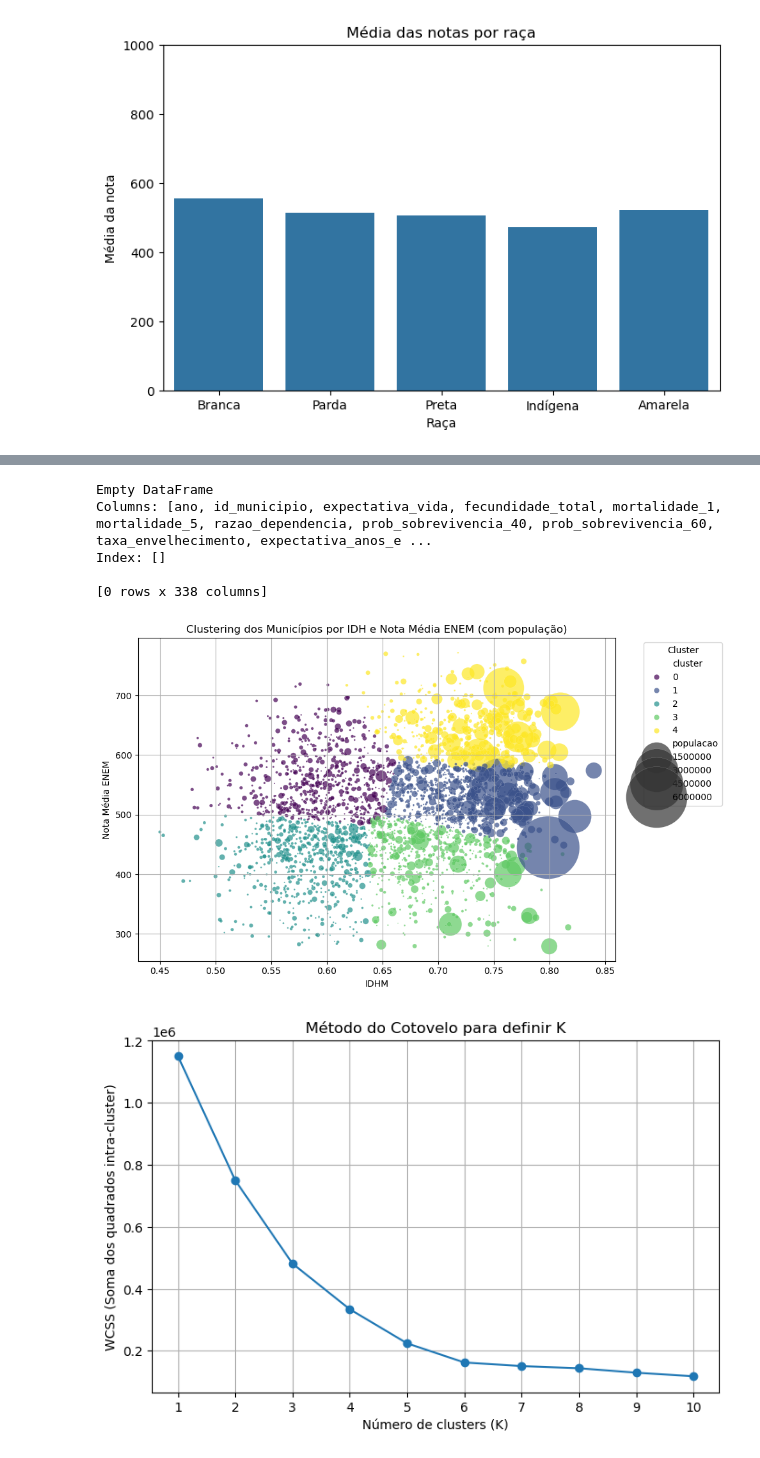
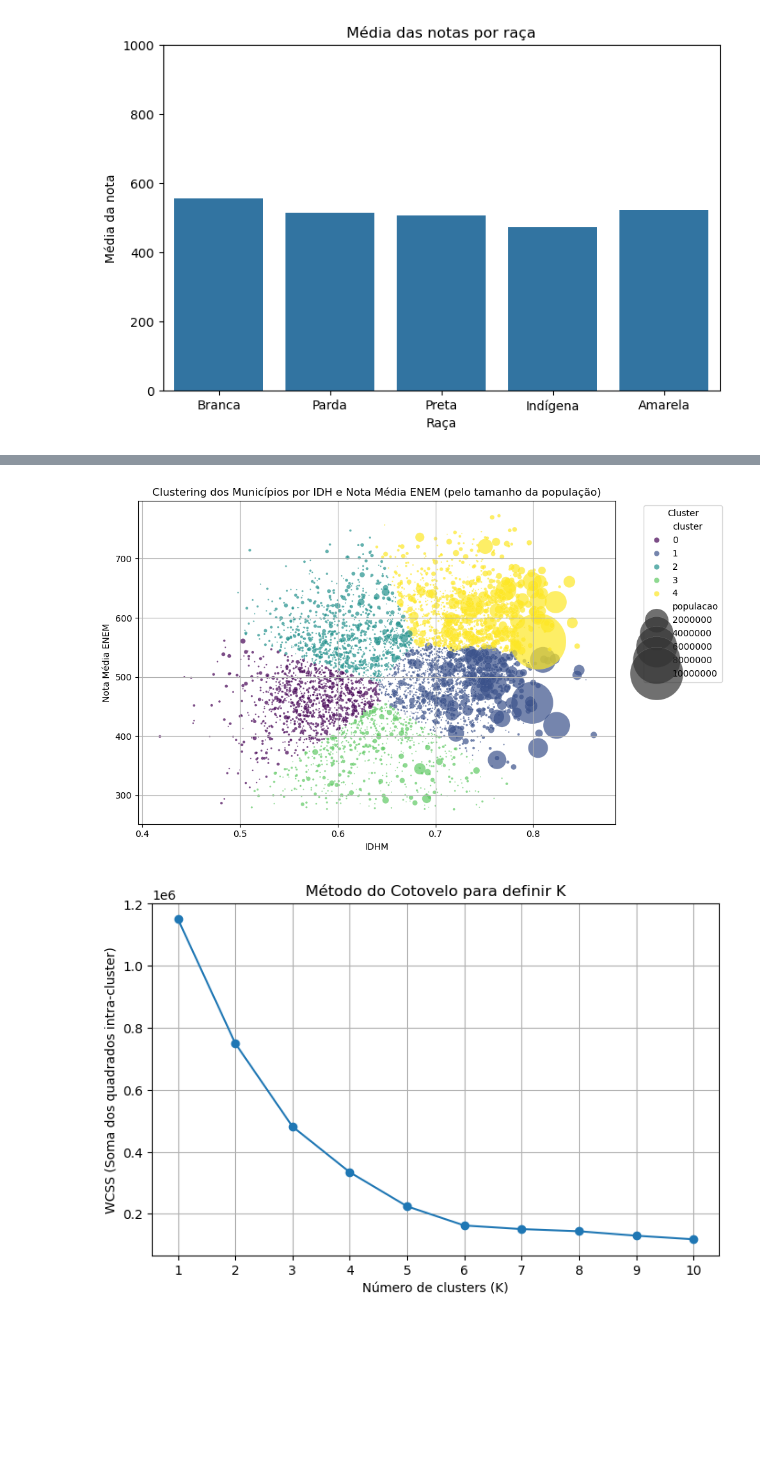
Before and after one commit to Vicente817/Grupo5_basico, a Jupyter notebook: tiago.ipynb, the cells around one changed output, grey strips where cells are left out. Drawn from its saved outputs; the diff is of its cells as text; code cells hidden in the pictures; blank space fills up the shorter version.

```diff
--- a/tiago.ipynb
+++ b/tiago.ipynb
@@ -476,11 +459,11 @@ idh_m = idh_m.merge(tradutor, left_on='id_municipio', right_on='id_municipio', h
 # Filtra os dados do IDH para o ano de 2010:
 idh_m = idh_m.query('ano == 2010')
 
+df_enem[df_enem['NO_MUNICIPIO_ESC'] == 'São Paulo']['NOTA_MEDIA'].mean()
+
 # Merge com dados do ENEM
-idh_m['nome'] = idh_m['nome'].astype(str).str.upper().str.strip().apply(unidecode.unidecode)
-df_enem['NO_MUNICIPIO_ESC'] = df_enem['NO_MUNICIPIO_ESC'].astype(str).str.upper().str.strip().apply(unidecode.unidecode)
-
-print(idh_m["nome"])
+#idh_m['nome'] = idh_m['nome'].astype(str).str.upper().str.strip().apply(unidecode.unidecode)
+#df_enem['NO_MUNICIPIO_ESC'] = df_enem['NO_MUNICIPIO_ESC'].astype(str).str.upper().str.strip().apply(unidecode.unidecode)
 
 df_merged = pd.merge(idh_m, df_enem, left_on='nome', right_on='NO_MUNICIPIO_ESC', how='inner')
 
@@ -541,14 +512,17 @@ import matplotlib.pyplot as plt
 import seaborn as sns
 from sklearn.cluster import KMeans
 from sklearn.preprocessing import StandardScaler
+import unidecode
+
+df_enem[df_enem['NO_MUNICIPIO_ESC'] == 'São Paulo']['NOTA_MEDIA'].mean()
 
 num_clusters = 5
 
 # Carrega os dados do censo por município:
-idh_m = pd.read_csv("mundo_onu_adh_municipio.csv.gz", sep=',', encoding='latin1')
+idh_m = pd.read_csv("mundo_onu_adh_municipio.csv.gz", sep=',', encoding='utf-8')
 
 # Carrega o tradutor de nomes de municípios:
-tradutor = pd.read_csv("br_bd_diretorios_brasil_municipio.csv.gz", sep=',', encoding='latin1')
+tradutor = pd.read_csv("br_bd_diretorios_brasil_municipio.csv.gz", sep=',', encoding='utf-8')
 
 # Junta os nomes
 idh_m = idh_m.merge(tradutor, on='id_municipio', how='left')
@@ -557,13 +531,13 @@ idh_m = idh_m.merge(tradutor, on='id_municipio', how='left')
 # Filtra para o ano de 2010
 idh_m = idh_m.query('ano == 2010')
 
+# Merge com os dados do ENEM
+#idh_m['nome'] = idh_m['nome'].astype(str).str.upper().str.strip().apply(unidecode.unidecode)
+#df_enem['NO_MUNICIPIO_ESC'] = df_enem['NO_MUNICIPIO_ESC'].astype(str).str.upper().str.strip().apply(unidecode.unidecode)
 
-# Merge com os dados do ENEM
-idh_m['nome'] = idh_m['nome'].astype(str).str.upper().str.strip().apply(unidecode.unidecode)
-df_enem['NO_MUNICIPIO_ESC'] = df_enem['NO_MUNICIPIO_ESC'].astype(str).str.upper().str.strip().apply(unidecode.unidecode)
 
 df_merged = pd.merge(idh_m, df_enem, left_on='nome', right_on='NO_MUNICIPIO_ESC', how='inner')
-print(df_merged[df_merged['id_municipio'] == 3550308])
+
 df_merged = df_merged.sort_values(by='nome')
 
 
@@ -572,7 +546,7 @@ df_merged = df_merged.sort_values(by='nome')
 df_merged = df_merged.drop_duplicates(subset='nome', keep='first')
 df_merged = df_merged[df_merged['idhm'] > 0]
 #df_merged = df_merged[df_merged['populacao'] > 1000000]
-
+#print(df_merged[df_merged['id_municipio'] == 3550308])
 
 
 # Seleciona colunas para cluster + população
@@ -582,41 +556,37 @@ df_cluster = df_merged[['NOTA_MEDIA', 'idhm', 'populacao']].dropna()
 # Normaliza as variáveis (exceto população)
 scaler = StandardScaler()
 X_scaled = scaler.fit_transform(df_cluster[['NOTA_MEDIA', 'idhm']])
 
 # KMeans
 kmeans = KMeans(n_clusters=num_clusters, random_state=42)
 clusters = kmeans.fit_predict(X_scaled)
 
 # Adiciona os clusters e população de volta
 df_cluster = df_cluster.copy()
 df_cluster['cluster'] = clusters
 
 # Visualização com tamanho dos pontos proporcional à população
 plt.figure(figsize=(10,6))
 sns.scatterplot(
     data=df_cluster,
     x='idhm',
     y='NOTA_MEDIA',
     hue='cluster',
     size='populacao',
-    sizes=(1, 5000),  # escala do tamanho dos pontos
+    sizes=(1, 4000),  # escala do tamanho dos pontos
     palette='viridis',
     alpha=0.7
 )
-plt.title('Clustering dos Municípios por IDH e Nota Média ENEM (com população)')
+plt.title('Clustering dos Municípios por IDH e Nota Média ENEM (pelo tamanho da população)')
 plt.xlabel('IDHM')
 plt.ylabel('Nota Média ENEM')
 plt.legend(title='Cluster', bbox_to_anchor=(1.05, 1), loc='upper left')
 plt.grid(True)
 plt.tight_layout()
+plt.savefig('plots/Mapas/Mapa de IDH por nota e população.png', dpi=300) # Salva o plot na subpaste de plots
 plt.show()
 # %% [output]
-Empty DataFrame
-Columns: [ano, id_municipio, expectativa_vida, fecundidade_total, mortalidade_1, mortalidade_5, razao_dependencia, prob_sobrevivencia_40, prob_sobrevivencia_60, taxa_envelhecimento, expectativa_anos_e ...
-Index: []
-
-[0 rows x 338 columns]
-[figure, old version]
+[figure, new version]
 # %%
 from sklearn.preprocessing import StandardScaler
 
```
Also changed, not shown: parts of 7 cells of this notebook, 20 other files.
